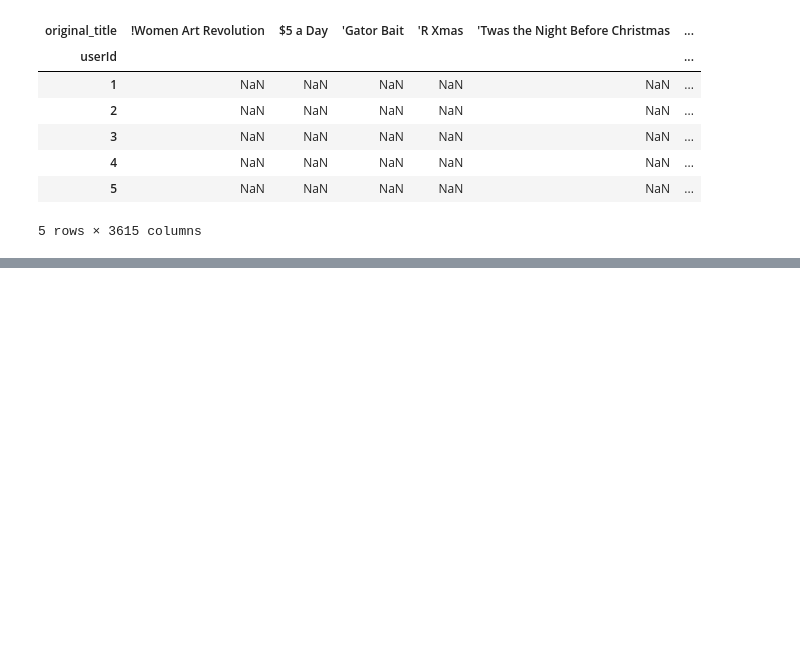
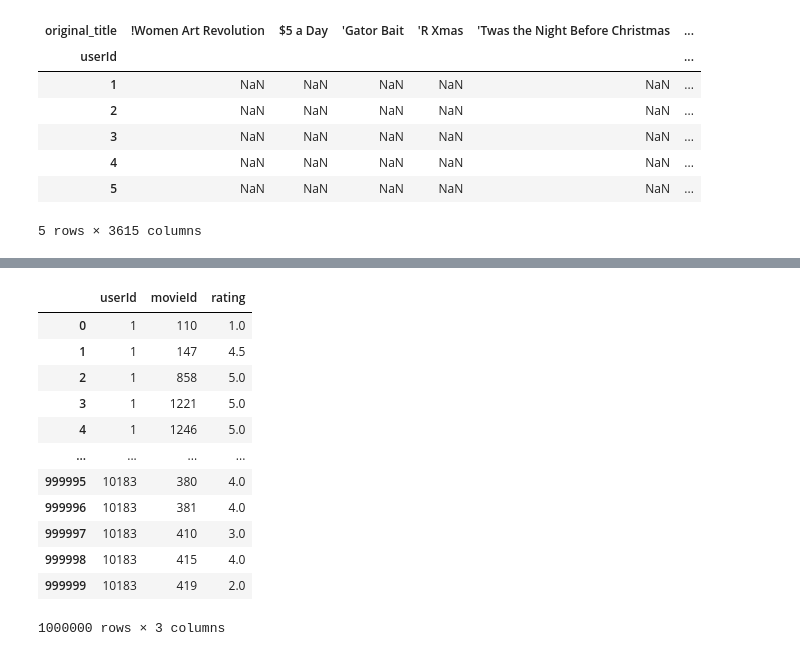
Before and after one commit to Applied-Machine-Learning-2022/final-project-team1-morgan, a Jupyter notebook: Movie_Recommandation_Systems.ipynb, the cells around one changed output, grey strips where cells are left out. Drawn from its saved outputs; the diff is of its cells as text; code cells hidden in the pictures; blank space fills up the shorter version.

```diff
--- a/Movie_Recommandation_Systems.ipynb
+++ b/Movie_Recommandation_Systems.ipynb
@@ -533,0 +560,16 @@ trimmed_rec_list
+# %%
+ratings
+# %% [output]
+|  | userId | movieId | rating |
+| 0 | 1 | 110 | 1.0 |
+| 1 | 1 | 147 | 4.5 |
+| 2 | 1 | 858 | 5.0 |
+| 3 | 1 | 1221 | 5.0 |
+| 4 | 1 | 1246 | 5.0 |
+| ... | ... | ... | ... |
+| 999995 | 10183 | 380 | 4.0 |
+| 999996 | 10183 | 381 | 4.0 |
+| 999997 | 10183 | 410 | 3.0 |
+| 999998 | 10183 | 415 | 4.0 |
+| 999999 | 10183 | 419 | 2.0 |
+1000000 rows × 3 columns
```
Also changed, not shown: parts of 5 cells of this notebook.
